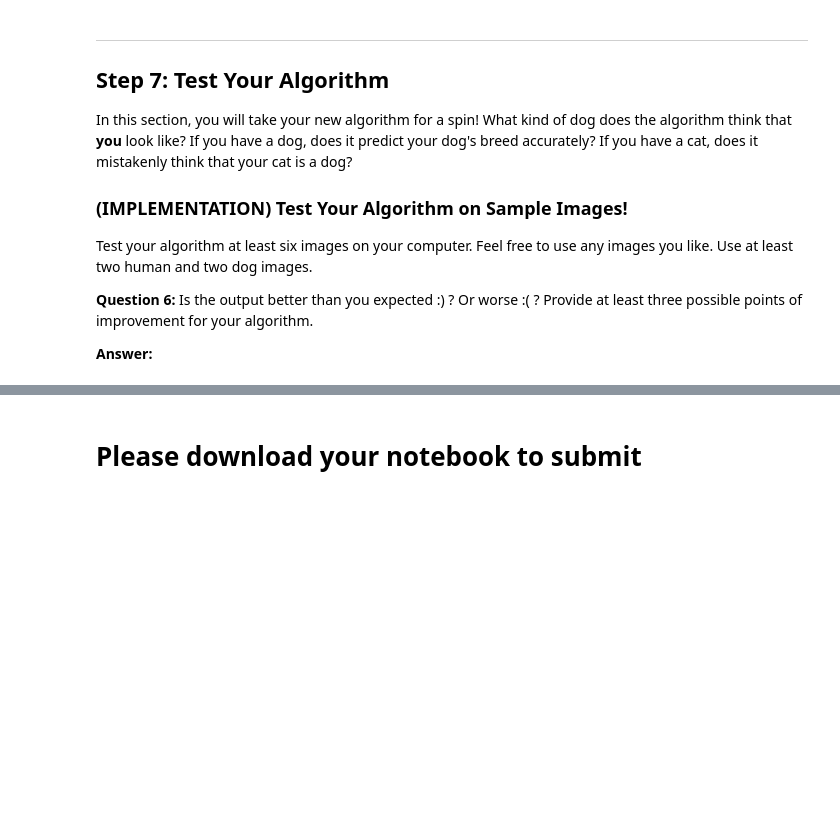
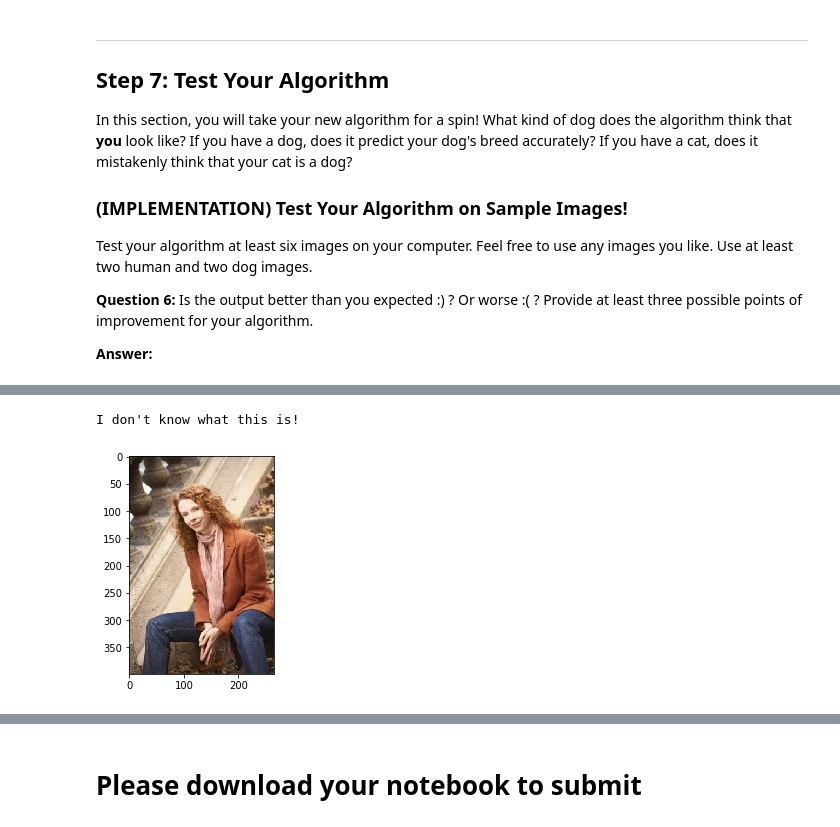
Before and after one commit to yottaawesome/machine-learning, a Jupyter notebook: projects/dog-app/dog_app.ipynb, the cells around one changed output, grey strips where cells are left out. Drawn from its saved outputs; the diff is of its cells as text; code cells hidden in the pictures; blank space fills up the shorter version.

```diff
--- a/projects/dog-app/dog_app.ipynb
+++ b/projects/dog-app/dog_app.ipynb
@@ -769,0 +802,5 @@ __Answer:__
+# %%
+detector(folder + "\\" + "3-holley-chant.jpg")
+# %% [output]
+I don't know what this is!
+[figure, added]
```
Also changed, not shown: parts of 22 cells of this notebook, 10 other files.
